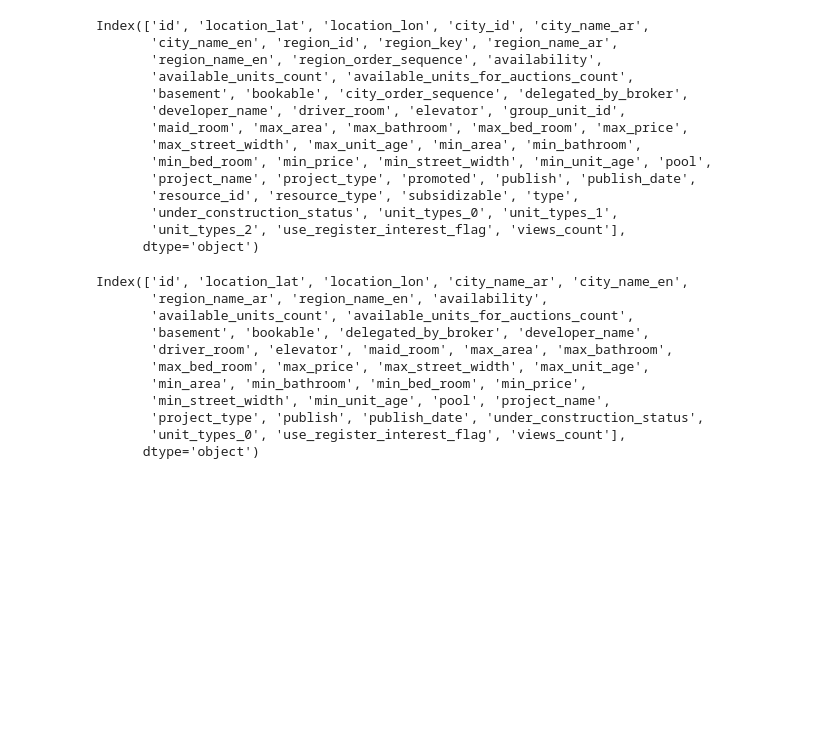
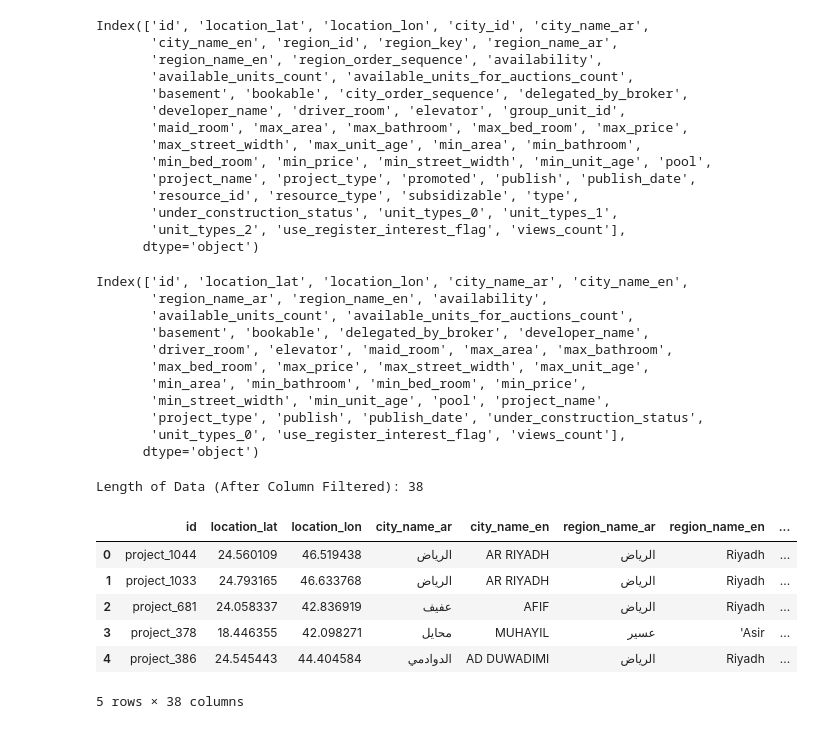
Before and after one commit to iimrx/sakani_analysis, a Jupyter notebook: Sakani_Analysis.ipynb, the cells around one changed output. Saved outputs shown, nothing was run; the diff lists cells and outputs as text; code cells hidden in the pictures; blank space fills up the shorter version.

Commit message:
cleaning/fixing data, loading into heroku db

```diff
--- a/Sakani_Analysis.ipynb
+++ b/Sakani_Analysis.ipynb
@@ -150,3 +161,24 @@ Index(['id', 'location_lat', 'location_lon', 'city_name_ar', 'city_name_en',
        'project_type', 'publish', 'publish_date', 'under_construction_status',
        'unit_types_0', 'use_register_interest_flag', 'views_count'],
       dtype='object')
+# %%
+#len of the new columns
+print(f'Length of Data (After Column Filtered): {len(df.columns)}')
+# %% [output]
+Length of Data (After Column Filtered): 38
+# %%
+#lets clean row-level data
+df['developer_name'].fillna('لا يوجد مدخل', inplace=True)
+df['publish_date'].ffill(inplace=True) #filling nan values with prev value
+df['under_construction_status'].fillna('no entry', inplace=True)
+# %%
+#lets see data after cleaning
+df.head()
+# %% [output]
+|  | id | location_lat | location_lon | city_name_ar | city_name_en | region_name_ar | region_name_en | ... |
+| 0 | project_1044 | 24.560109 | 46.519438 | الرياض | AR RIYADH | الرياض | Riyadh | ... |
+| 1 | project_1033 | 24.793165 | 46.633768 | الرياض | AR RIYADH | الرياض | Riyadh | ... |
+| 2 | project_681 | 24.058337 | 42.836919 | عفيف | AFIF | الرياض | Riyadh | ... |
+| 3 | project_378 | 18.446355 | 42.098271 | محايل | MUHAYIL | عسير | 'Asir | ... |
+| 4 | project_386 | 24.545443 | 44.404584 | الدوادمي | AD DUWADIMI | الرياض | Riyadh | ... |
+5 rows × 38 columns
```
Also changed, not shown: parts of 10 cells of this notebook.
